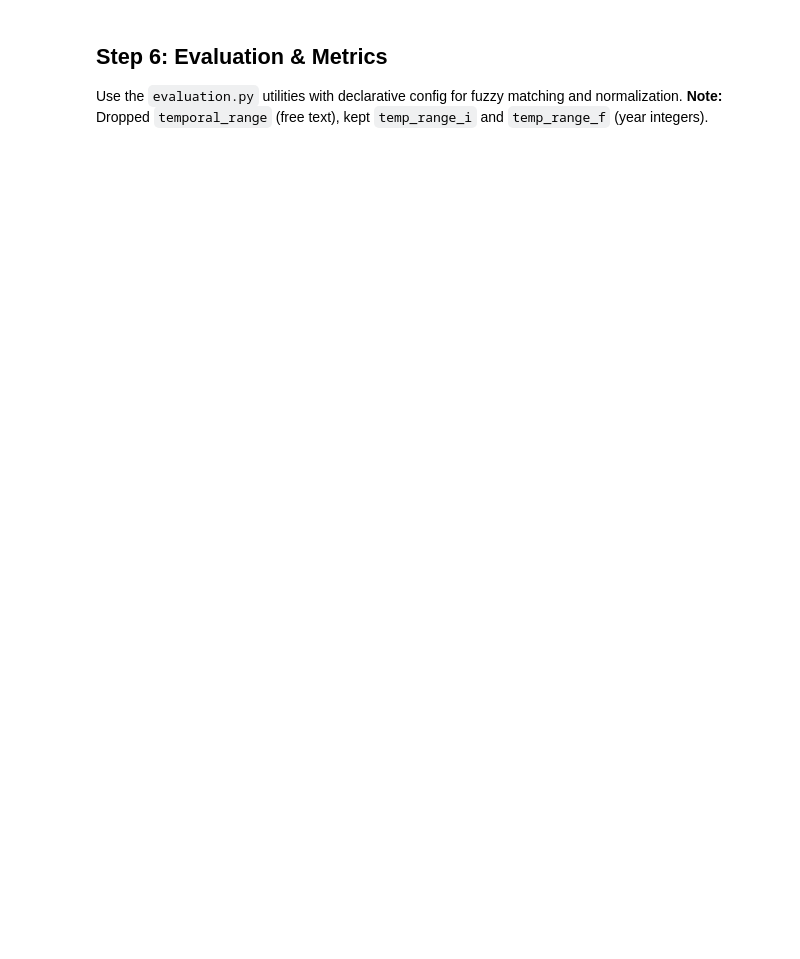
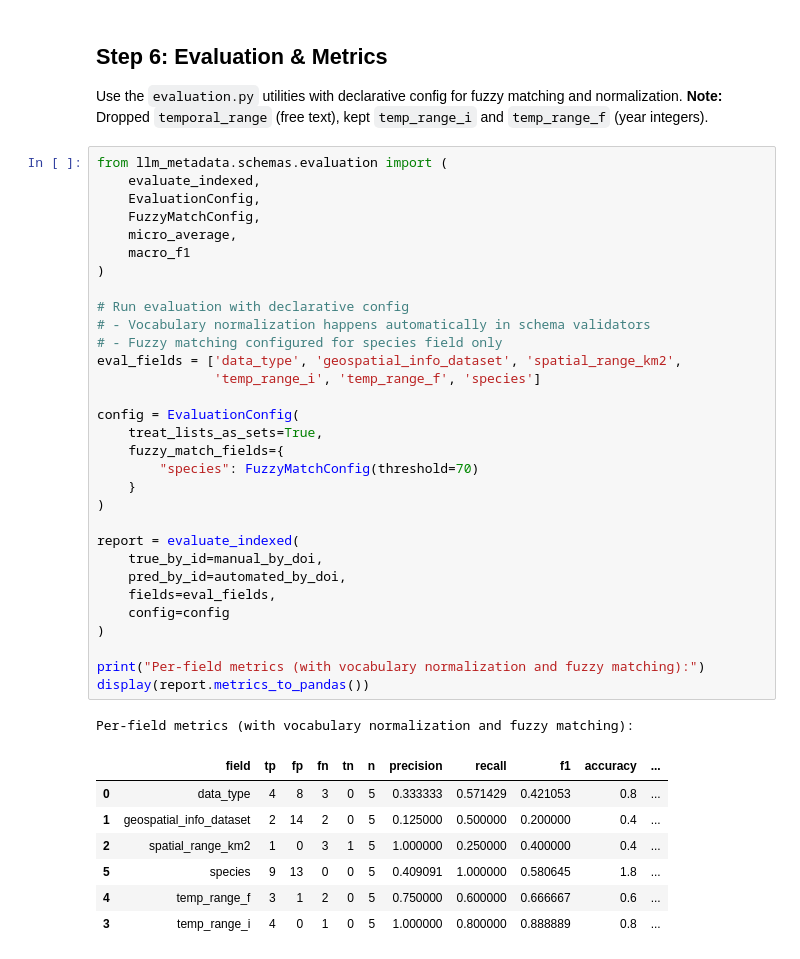
Before and after one commit to BiodiversiteQuebec/llm_metadata, a Jupyter notebook: notebooks/fuster_test_extraction_evaluation.ipynb, the cells around one changed output. Saved outputs shown, nothing was run; the diff lists cells and outputs as text; blank space fills up the shorter version.

```diff
--- a/notebooks/fuster_test_extraction_evaluation.ipynb
+++ b/notebooks/fuster_test_extraction_evaluation.ipynb
@@ -178,6 +314,46 @@ Create a comparison DataFrame showing manual vs automated extractions for visual
 
 Use the `evaluation.py` utilities with declarative config for fuzzy matching and normalization.
 **Note:** Dropped `temporal_range` (free text), kept `temp_range_i` and `temp_range_f` (year integers).
+# %%
+from llm_metadata.schemas.evaluation import (
+    evaluate_indexed,
+    EvaluationConfig,
+    FuzzyMatchConfig,
+    micro_average,
+    macro_f1
+)
+
+# Run evaluation with declarative config
+# - Vocabulary normalization happens automatically in schema validators
+# - Fuzzy matching configured for species field only
+eval_fields = ['data_type', 'geospatial_info_dataset', 'spatial_range_km2',
+               'temp_range_i', 'temp_range_f', 'species']
+
+config = EvaluationConfig(
+    treat_lists_as_sets=True,
+    fuzzy_match_fields={
+        "species": FuzzyMatchConfig(threshold=70)
+    }
+)
+
+report = evaluate_indexed(
+    true_by_id=manual_by_doi,
+    pred_by_id=automated_by_doi,
+    fields=eval_fields,
+    config=config
+)
+
+print("Per-field metrics (with vocabulary normalization and fuzzy matching):")
+display(report.metrics_to_pandas())
+# %% [output]
+Per-field metrics (with vocabulary normalization and fuzzy matching):
+|  | field | tp | fp | fn | tn | n | precision | recall | f1 | accuracy | ... |
+| 0 | data_type | 4 | 8 | 3 | 0 | 5 | 0.333333 | 0.571429 | 0.421053 | 0.8 | ... |
+| 1 | geospatial_info_dataset | 2 | 14 | 2 | 0 | 5 | 0.125000 | 0.500000 | 0.200000 | 0.4 | ... |
+| 2 | spatial_range_km2 | 1 | 0 | 3 | 1 | 5 | 1.000000 | 0.250000 | 0.400000 | 0.4 | ... |
+| 5 | species | 9 | 13 | 0 | 0 | 5 | 0.409091 | 1.000000 | 0.580645 | 1.8 | ... |
+| 4 | temp_range_f | 3 | 1 | 2 | 0 | 5 | 0.750000 | 0.600000 | 0.666667 | 0.6 | ... |
+| 3 | temp_range_i | 4 | 0 | 1 | 0 | 5 | 1.000000 | 0.800000 | 0.888889 | 0.8 | ... |
 # %%
 # Aggregate metrics
 micro = micro_average(report.field_metrics.values())
```
Also changed, not shown: parts of 17 cells of this notebook, 3 other files.
